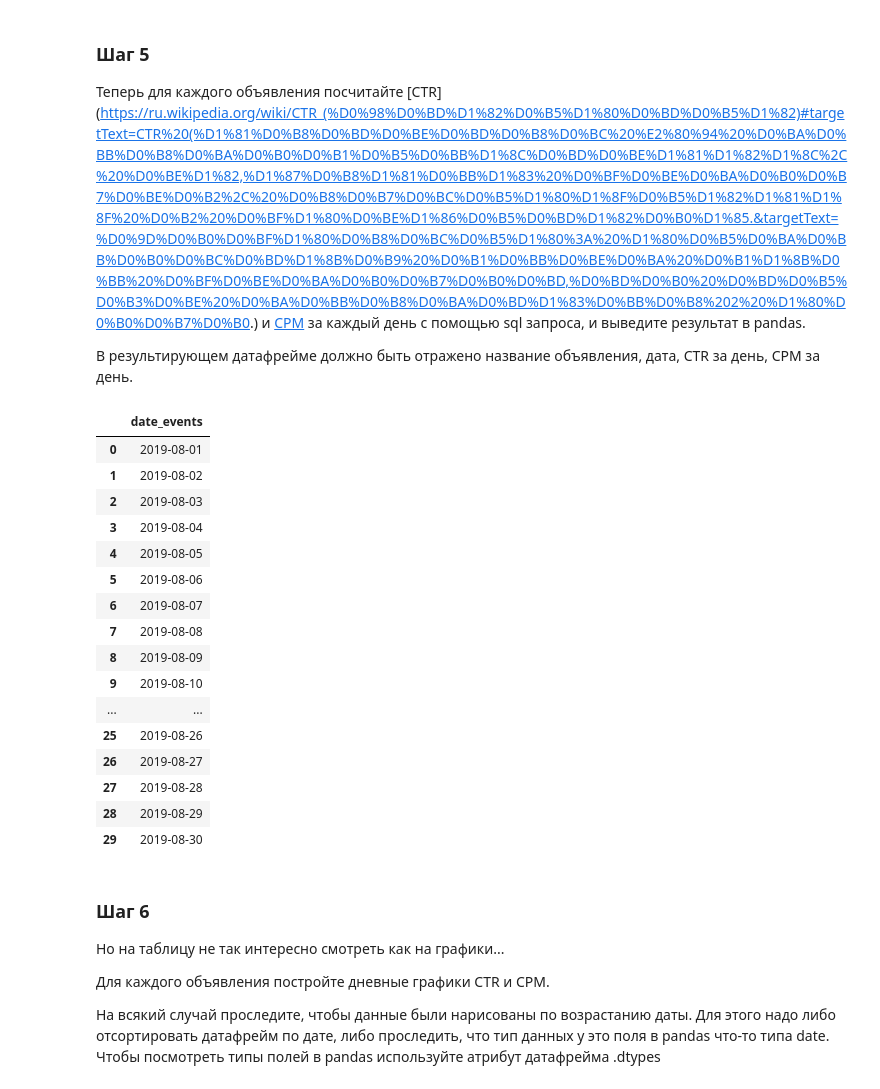
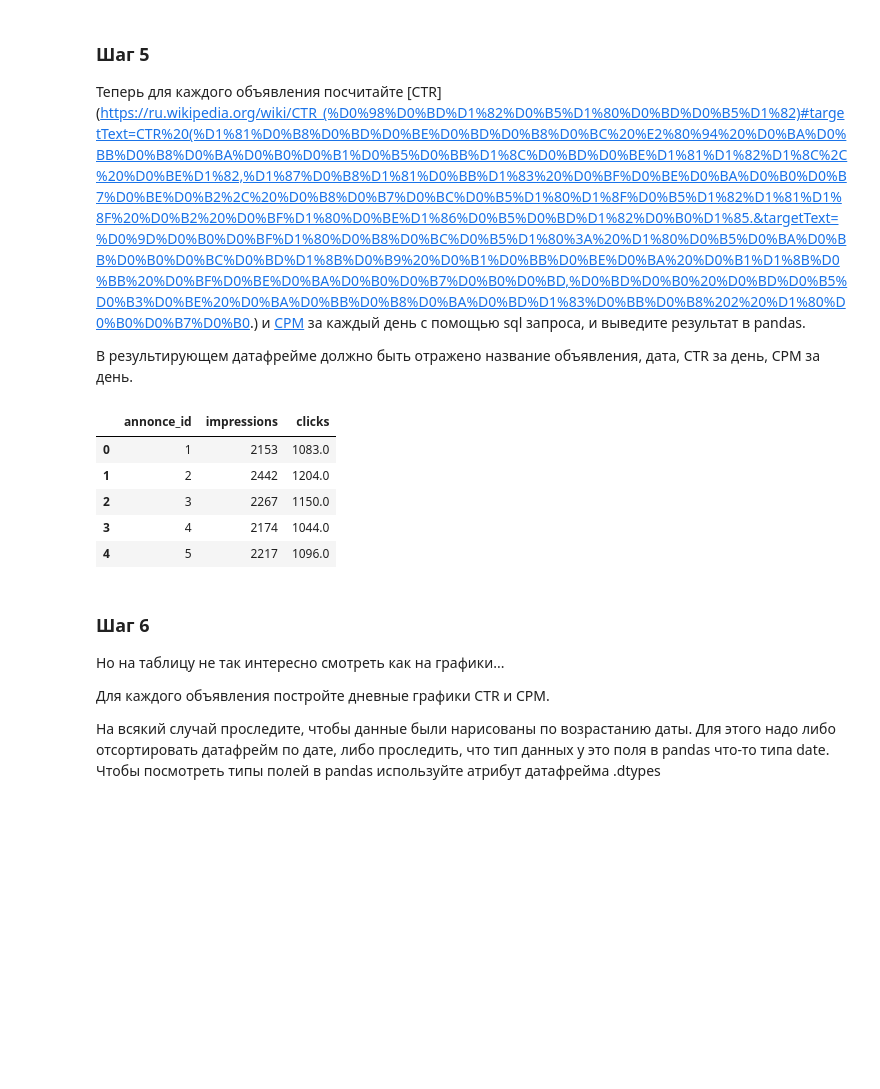
Before and after one commit to theysee/sberbank_reboot, a Jupyter notebook: Поток_3_Практика_к_занятию_6.ipynb, the cells around one changed output. Saved outputs shown, nothing was run; the diff lists cells and outputs as text; code cells hidden in the pictures; blank space fills up the shorter version.

```diff
--- a/Поток_3_Практика_к_занятию_6.ipynb
+++ b/Поток_3_Практика_к_занятию_6.ipynb
@@ -241,32 +241,3 @@ pd.read_sql_query('''SELECT * FROM Events''', conn)
 # data = pd.read_sql_query("", conn) # считаем данные в переменную
 # Всё сводится к тому ,чтобы посчитать кол-во кликов и кол-во показов.
 # Подсказка: используйте конструкцию CASE WHEN и агрегатную функцию SUM
-pd.read_sql_query('''
-
-SELECT
-  date_events,
-
-FROM
-  Events
-GROUP BY
-  date_events
-
-''', conn)
-# %% [output]
-|  | date_events |
-| 0 | 2019-08-01 |
-| 1 | 2019-08-02 |
-| 2 | 2019-08-03 |
-| 3 | 2019-08-04 |
-| 4 | 2019-08-05 |
-| 5 | 2019-08-06 |
-| 6 | 2019-08-07 |
-| 7 | 2019-08-08 |
-| 8 | 2019-08-09 |
-| 9 | 2019-08-10 |
-| ... | ... |
-| 25 | 2019-08-26 |
-| 26 | 2019-08-27 |
-| 27 | 2019-08-28 |
-| 28 | 2019-08-29 |
-| 29 | 2019-08-30 |
@@ -273,3 +259,35 @@ GROUP BY
+# %%
+pd.read_sql_query('''
+
+SELECT
+  events.annonce_id,
+  CASE
+    WHEN annonce_id = 1 THEN COUNT(annonce_id)
+    WHEN annonce_id = 2 THEN COUNT(annonce_id)
+    WHEN annonce_id = 3 THEN COUNT(annonce_id)
+    WHEN annonce_id = 4 THEN COUNT(annonce_id)
+    WHEN annonce_id = 5 THEN COUNT(annonce_id)
+  END as 'impressions',
+  CASE
+    WHEN annonce_id = 1 THEN SUM(result_events)
+    WHEN annonce_id = 2 THEN SUM(result_events)
+    WHEN annonce_id = 3 THEN SUM(result_events)
+    WHEN annonce_id = 4 THEN SUM(result_events)
+    WHEN annonce_id = 5 THEN SUM(result_events)
+  END as 'clicks'
+FROM
+  Events
+GROUP BY
+  events.annonce_id
+
+''', conn)
+# %% [output]
+|  | annonce_id | impressions | clicks |
+| 0 | 1 | 2153 | 1083.0 |
+| 1 | 2 | 2442 | 1204.0 |
+| 2 | 3 | 2267 | 1150.0 |
+| 3 | 4 | 2174 | 1044.0 |
+| 4 | 5 | 2217 | 1096.0 |
 # %% [markdown]
 ### Шаг 6
 Но на таблицу не так интересно смотреть как на графики...
```
Also changed, not shown: parts of 1 cell of this notebook.
